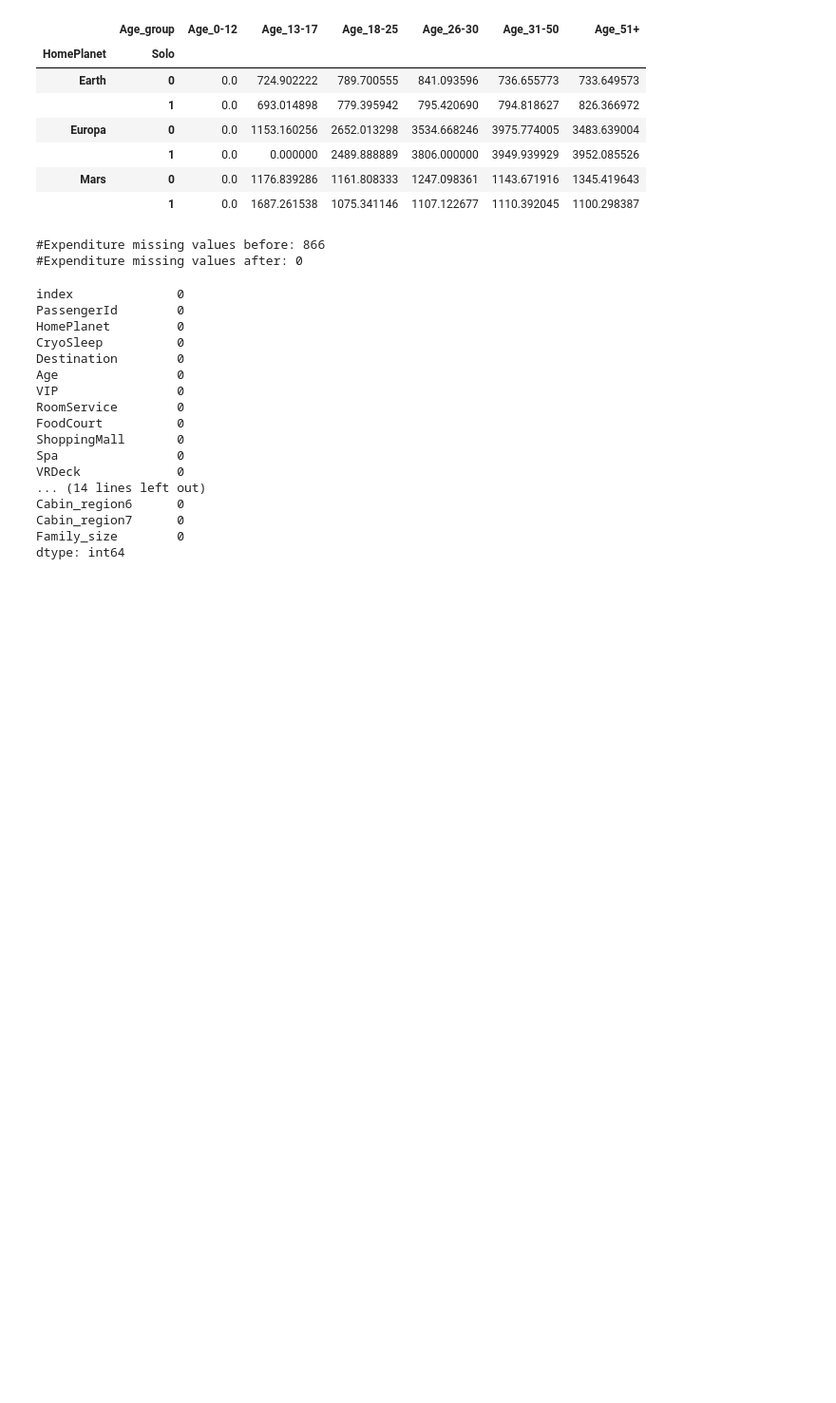
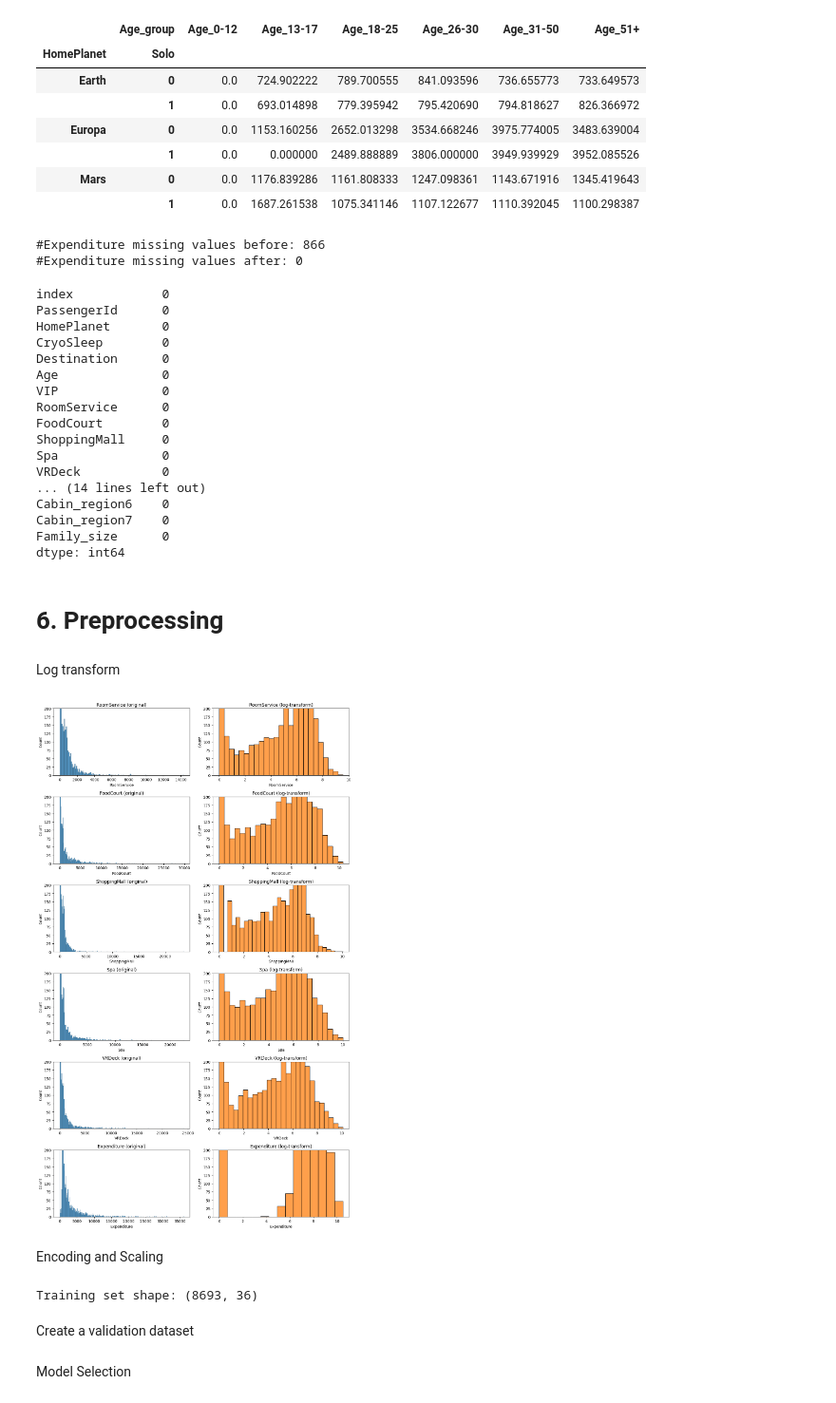
Before and after one commit to MooAbdelhamid/kaggle-notebooks, a Jupyter notebook: spaceship-titanic.ipynb, the cells around one changed output. Shown at 95% size. Drawn from its saved outputs; the diff is of its cells as text; code cells hidden in the pictures; blank space fills up the shorter version.

Commit message:
spaceship-titanic-v1.3
Finished preprocessing and chose best models for the problem

```diff
--- a/spaceship-titanic.ipynb
+++ b/spaceship-titanic.ipynb
@@ -968,3 +1014,11 @@ CabinNumber and CabinDeck do it later or no
+# %%
+all_data['Cabin_region1'] = (all_data['Cabin_number'] < 300).astype(int)
+all_data['Cabin_region2'] = ((all_data['Cabin_number'] >= 300) & (all_data['Cabin_number'] < 600)).astype(int)
+all_data['Cabin_region3'] = ((all_data['Cabin_number'] >= 600) & (all_data['Cabin_number'] < 900)).astype(int)
+all_data['Cabin_region4'] = ((all_data['Cabin_number'] >= 900) & (all_data['Cabin_number'] < 1200)).astype(int)
+all_data['Cabin_region5'] = ((all_data['Cabin_number'] >= 1200) & (all_data['Cabin_number'] < 1500)).astype(int)
+all_data['Cabin_region6'] = ((all_data['Cabin_number'] >= 1500) & (all_data['Cabin_number'] < 1800)).astype(int)
+all_data['Cabin_region7'] = (all_data['Cabin_number'] >= 1800).astype(int)
 # %% [markdown]
 VIP
 
@@ -1022,12 +1076,12 @@ print('#Age missing values after:', all_data['Age'].isna().sum())
 # %% [markdown]
 Update age group feature
 # %%
-all_data.loc[all_data['Age']<=12,'Age_group']='Age_0-12'
-all_data.loc[(all_data['Age']>12) & (all_data['Age']<18),'Age_group']='Age_13-17'
-all_data.loc[(all_data['Age']>=18) & (all_data['Age']<=25),'Age_group']='Age_18-25'
-all_data.loc[(all_data['Age']>25) & (all_data['Age']<=30),'Age_group']='Age_26-30'
-all_data.loc[(all_data['Age']>30) & (all_data['Age']<=50),'Age_group']='Age_31-50'
-all_data.loc[all_data['Age']>50,'Age_group']='Age_51+'
+all_data.loc[all_data['Age'] <= 12,'Age_group'] = 'Age_0-12'
+all_data.loc[(all_data['Age'] > 12) & (all_data['Age'] <= 17),'Age_group'] = 'Age_13-17'
+all_data.loc[(all_data['Age'] > 17) & (all_data['Age'] <= 25), 'Age_group'] = 'Age_18-25'
+all_data.loc[(all_data['Age'] > 25) & (all_data['Age'] <= 30), 'Age_group'] = 'Age_26-30'
+all_data.loc[(all_data['Age'] > 30) & (all_data['Age'] <= 50), 'Age_group'] = 'Age_31-50'
+all_data.loc[all_data['Age'] > 50,'Age_group'] = 'Age_51+'
 # %% [markdown]
 Cyrosleep
 # %%
@@ -1121 +1175,28 @@ Family_size        0
 dtype: int64
+# %% [markdown]
+# 6. Preprocessing
+# %%
+X = all_data[all_data['PassengerId'].isin(train['PassengerId'])].copy()
+X_test = all_data[all_data['PassengerId'].isin(test['PassengerId'])].copy()
+# %%
+X.drop(['index', 'PassengerId', 'Group', 'Group_size', 'Age_group', 'Cabin_number'], axis = 1, inplace = True)
+X_test.drop(['index', 'PassengerId', 'Group', 'Group_size', 'Age_group', 'Cabin_number'], axis = 1, inplace = True)
+# %% [markdown]
+Log transform
+# %%
+plt.figure(figsize = (12,20))
+for i, col in enumerate(['RoomService', 'FoodCourt', 'ShoppingMall', 'Spa', 'VRDeck', 'Expenditure']):
+    plt.subplot(6, 2, 2*i + 1)
+    sns.histplot(X[col], binwidth = 100)
+    plt.ylim([0, 200])
+    plt.title(f'{col} (original)')
+
+    plt.subplot(6, 2, 2*i + 2)
+    sns.histplot(np.log(1+X[col]), color = 'C1')
+    plt.ylim([0,200])
+    plt.title(f'{col} (log-transform)')
+
+plt.tight_layout()
+plt.show()
+# %% [output]
+[figure, added]
@@ -1121,0 +1207,23 @@ dtype: int64
+# %% [markdown]
+Encoding and Scaling
+# %%
+numerical_cols = [col for col in X.columns if X[col].dtype in ['int64', 'float64']]
+categorical_cols = [col for col in X.columns if X[col].dtype in ['object']]
+
+numerical_transformer = Pipeline(steps = [('scaler', StandardScaler())])
+
+categorical_transformer = Pipeline(steps = [('onehot', OneHotEncoder(drop = 'if_binary', handle_unknown = 'ignore', sparse_output = False))])
+
+ct = ColumnTransformer(transformers = [
+    ('num', numerical_transformer, numerical_cols),
+    ('cat', categorical_transformer, categorical_cols)
+])
+
+X = ct.fit_transform(X)
+X_test = ct.transform(X_test)
+
+print('Training set shape:', X.shape)
+# %% [output]
+Training set shape: (8693, 36)
+# %% [markdown]
+Create a validation dataset
@@ -1121,0 +1232,2 @@ dtype: int64
+# %% [markdown]
+Model Selection
```
Also changed, not shown: parts of 15 cells of this notebook.
